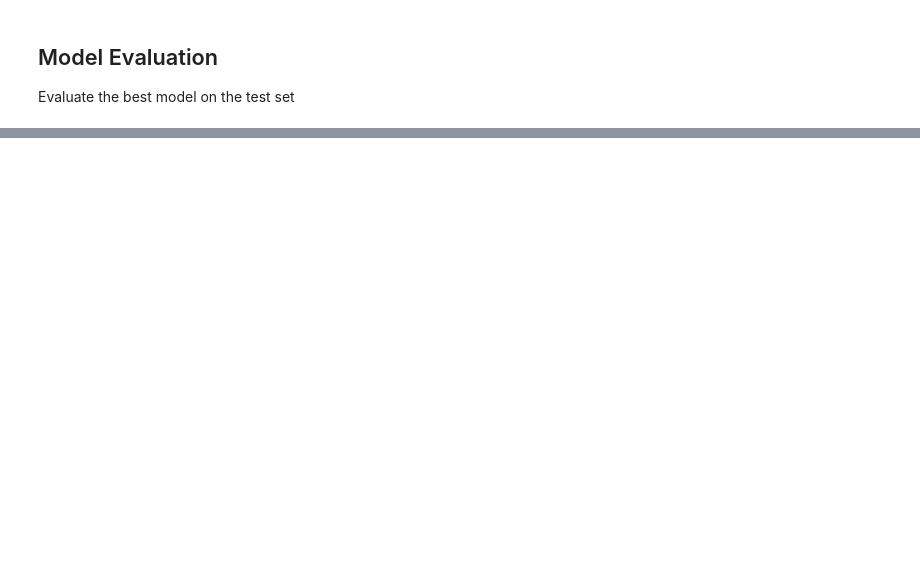
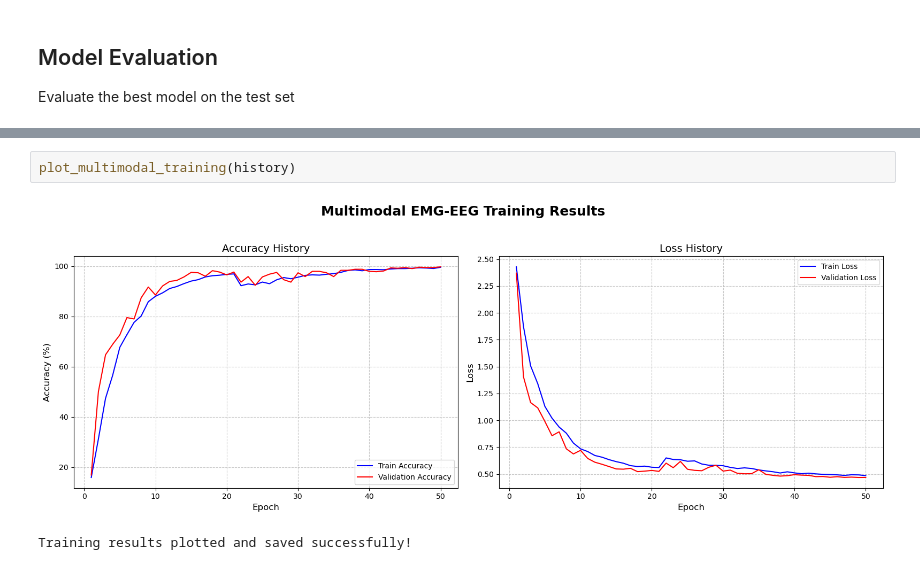
Before and after one commit to alaeeddinehajji/scu-graduation-2025, a Jupyter notebook: 4_multimodal_emg_eeg.ipynb, the cells around one changed output, grey strips where cells are left out. Saved outputs shown, nothing was run; the diff lists cells and outputs as text; blank space fills up the shorter version.

Commit message:
updated Multimodal

```diff
--- a/4_multimodal_emg_eeg.ipynb
+++ b/4_multimodal_emg_eeg.ipynb
@@ -519,0 +586,5 @@ print(confusion_matrix(all_labels, all_preds))
+# %%
+plot_multimodal_training(history)
+# %% [output]
+[figure, added]
+Training results plotted and saved successfully!
```
Also changed, not shown: parts of 6 cells of this notebook, 1 other file.
